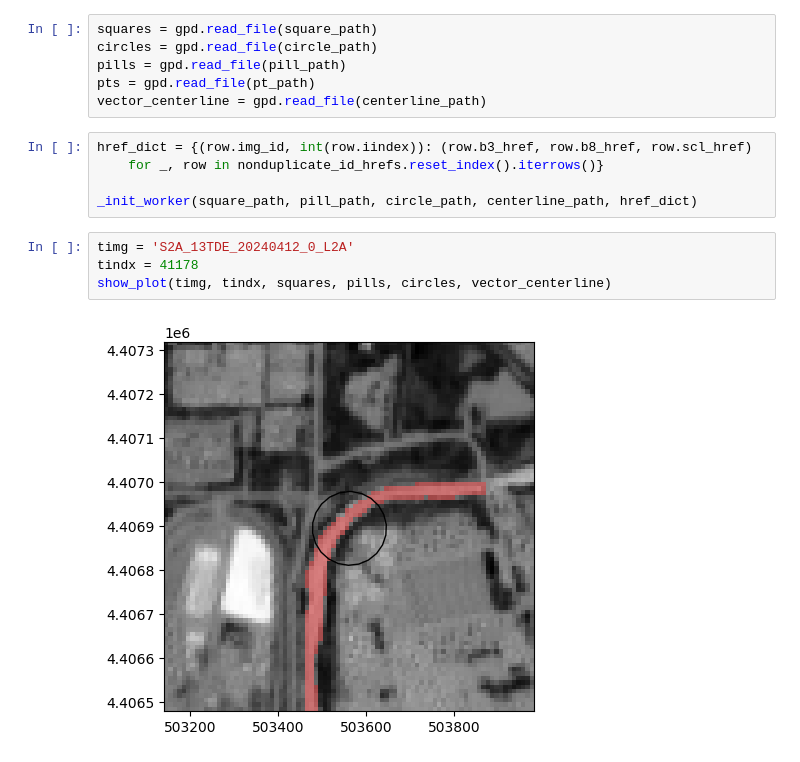
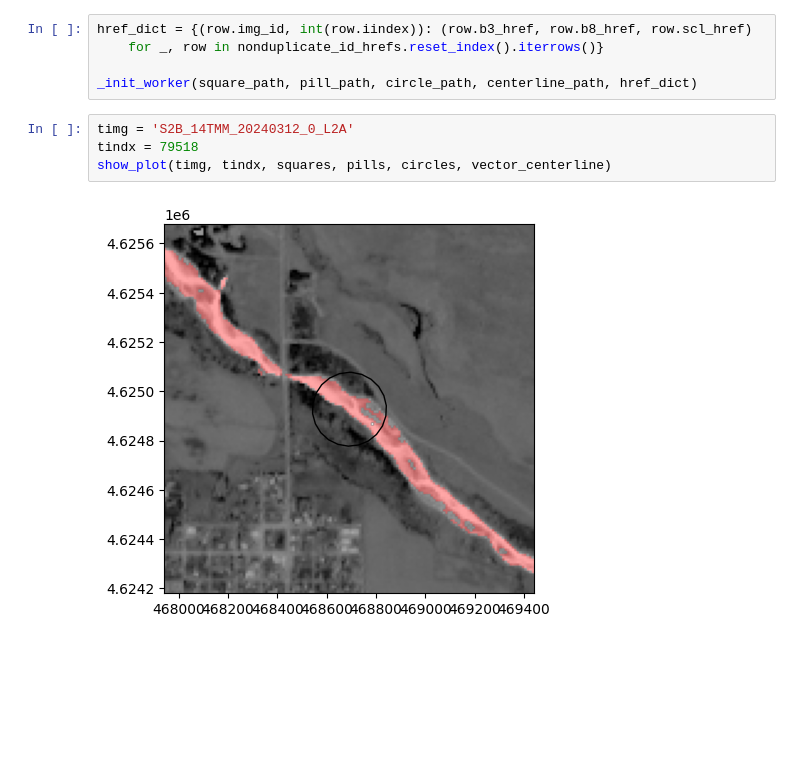
Before and after one commit to wherediddavidgo/multitemporal_RSSA, a Jupyter notebook: stac_processing_download.ipynb, the cells around one changed output. Drawn from its saved outputs; the diff is of its cells as text; blank space fills up the shorter version.

```diff
--- a/stac_processing_download.ipynb
+++ b/stac_processing_download.ipynb
@@ -687,20 +661,14 @@ else:
     print('no')
 # %% [output]
 yes
-# %%
-squares = gpd.read_file(square_path)
-circles = gpd.read_file(circle_path)
-pills = gpd.read_file(pill_path)
-pts = gpd.read_file(pt_path)
-vector_centerline = gpd.read_file(centerline_path)
 # %%
 href_dict = {(row.img_id, int(row.iindex)): (row.b3_href, row.b8_href, row.scl_href)
     for _, row in nonduplicate_id_hrefs.reset_index().iterrows()}
 
 _init_worker(square_path, pill_path, circle_path, centerline_path, href_dict)
 # %%
-timg = 'S2A_13TDE_20240412_0_L2A'
-tindx = 41178
+timg = 'S2B_14TMM_20240312_0_L2A'
+tindx = 79518
 show_plot(timg, tindx, squares, pills, circles, vector_centerline)
 # %% [output]
-[figure, old version]
+[figure, new version]
```
Also changed, not shown: parts of 4 cells of this notebook.
